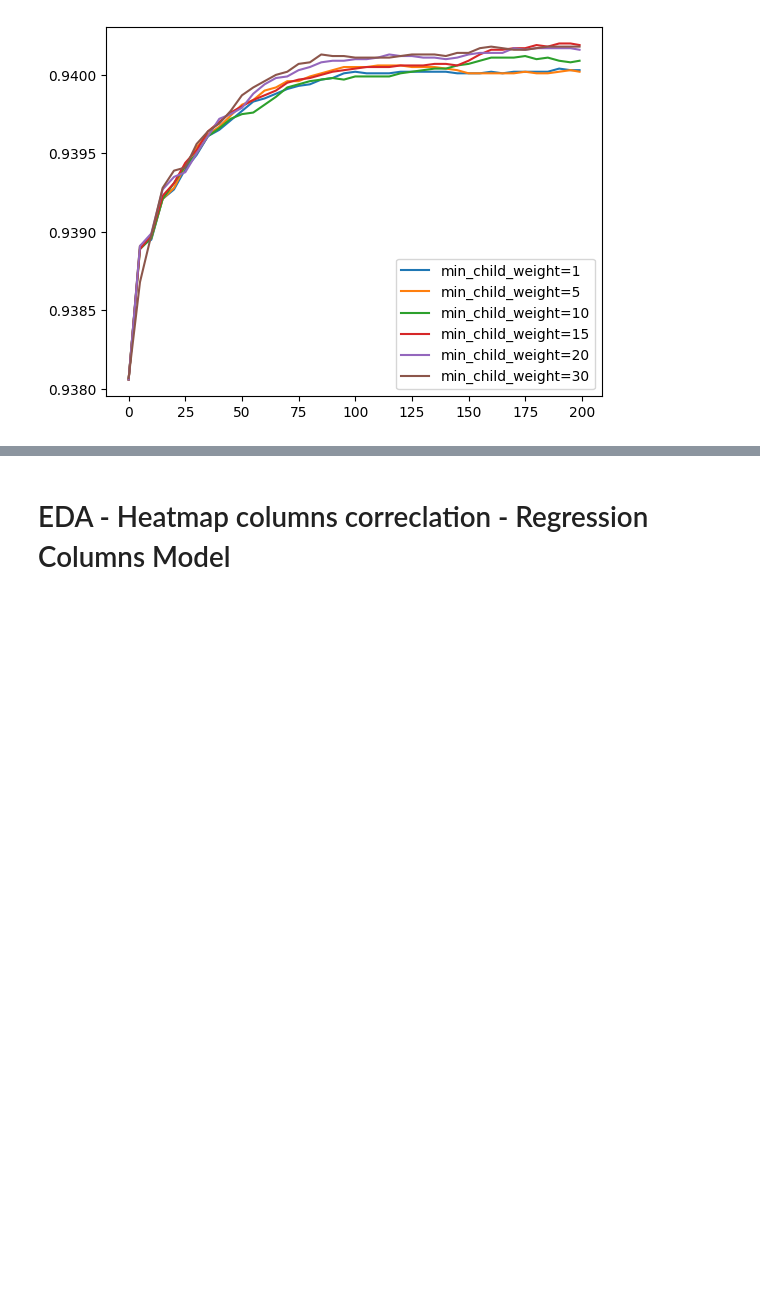
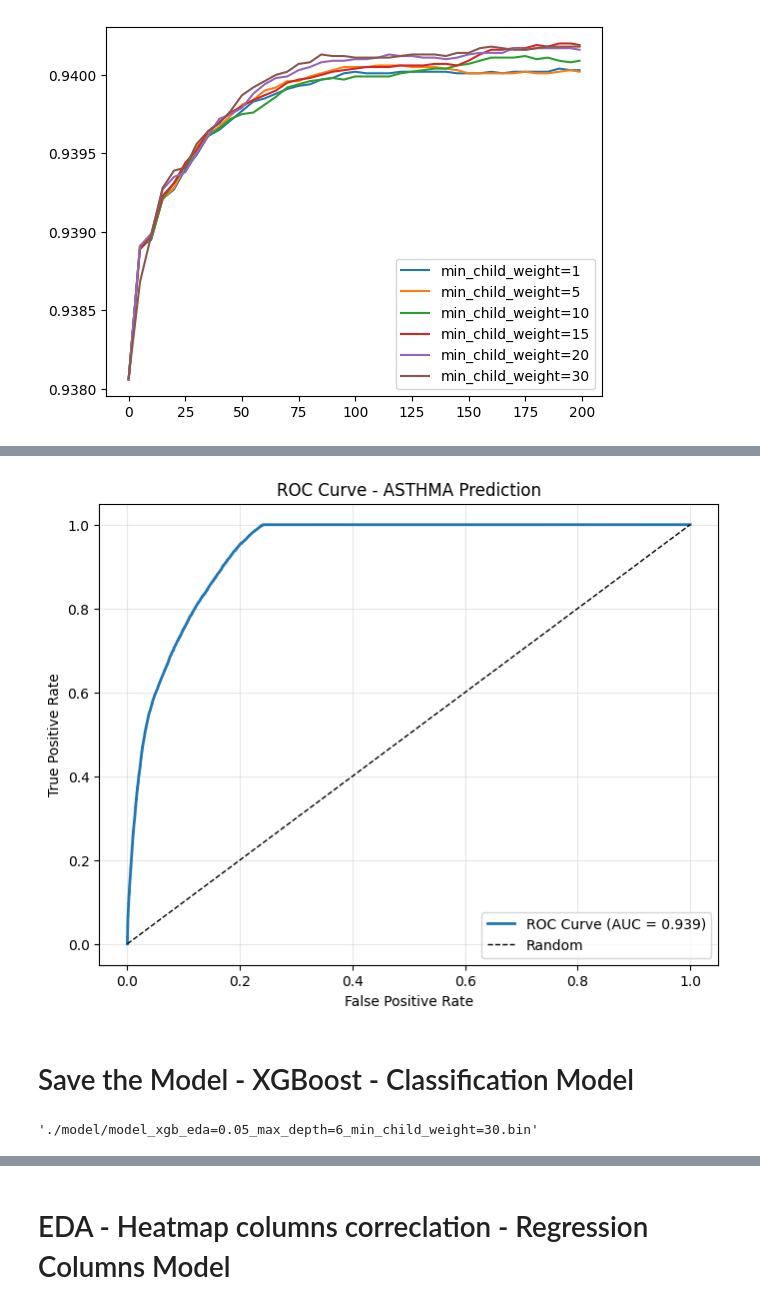
Before and after one commit to AlexHuc/food-allergy-analysis, a Jupyter notebook: notebook.ipynb, the cells around one changed output, grey strips where cells are left out. Saved outputs shown, nothing was run; the diff lists cells and outputs as text; code cells hidden in the pictures; blank space fills up the shorter version.

```diff
--- a/notebook.ipynb
+++ b/notebook.ipynb
@@ -1135,0 +1240,21 @@ xgb_params = {
+# %%
+fpr, tpr, thresholds = roc_curve(y_class_test, y_pred_proba)
+
+plt.figure(figsize=(8, 6))
+plt.plot(fpr, tpr, linewidth=2, label=f'ROC Curve (AUC = {test_auc:.3f})')
+plt.plot([0, 1], [0, 1], 'k--', linewidth=1, label='Random')
+plt.xlabel('False Positive Rate')
+plt.ylabel('True Positive Rate')
+plt.title('ROC Curve - ASTHMA Prediction')
+plt.legend()
+plt.grid(True, alpha=0.3)
+plt.show()
+# %% [output]
+[figure, added]
+# %% [markdown]
+# Save the Model - XGBoost - Classification Model
+# %%
+class_output_file = f'./model/model_xgb_eda={eta}_max_depth={max_depth}_min_child_weight={min_child_weight}.bin'
+class_output_file
+# %% [output]
+'./model/model_xgb_eda=0.05_max_depth=6_min_child_weight=30.bin'
```
Also changed, not shown: parts of 12 cells of this notebook, 1 other file.
